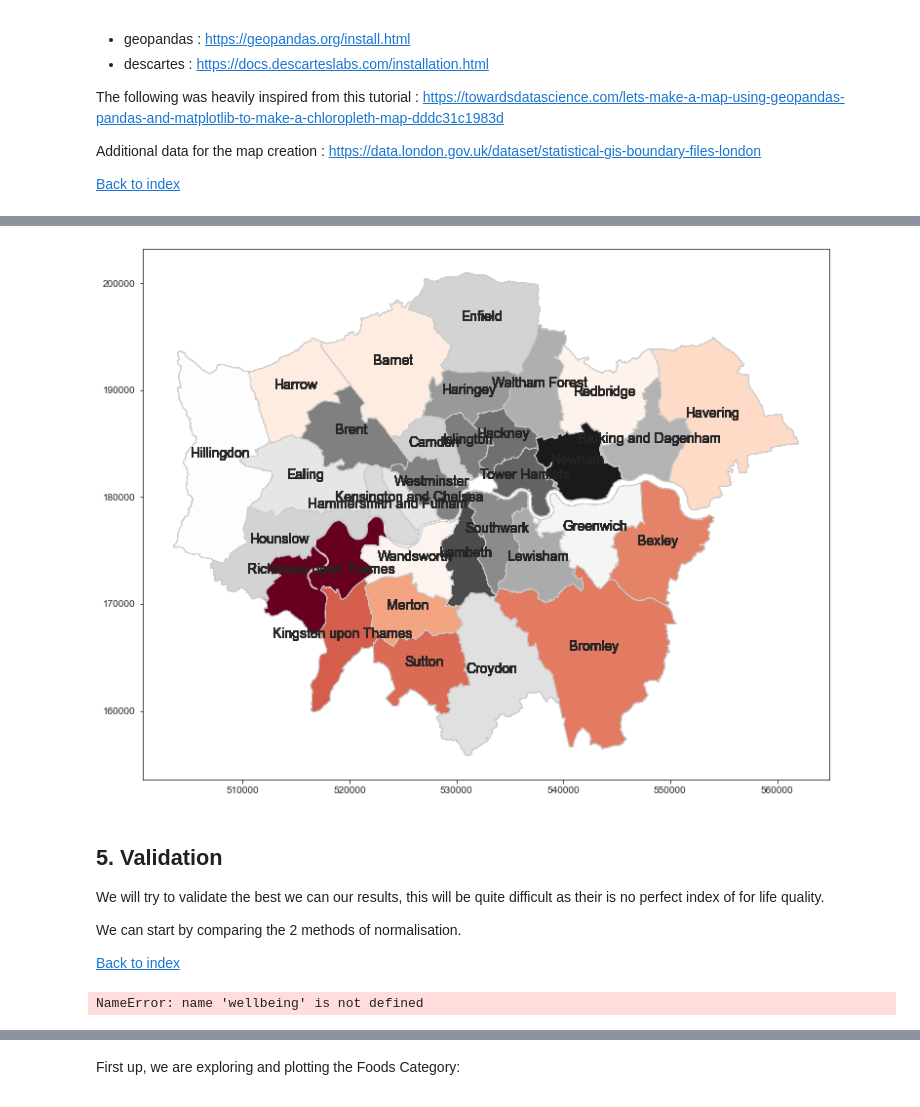
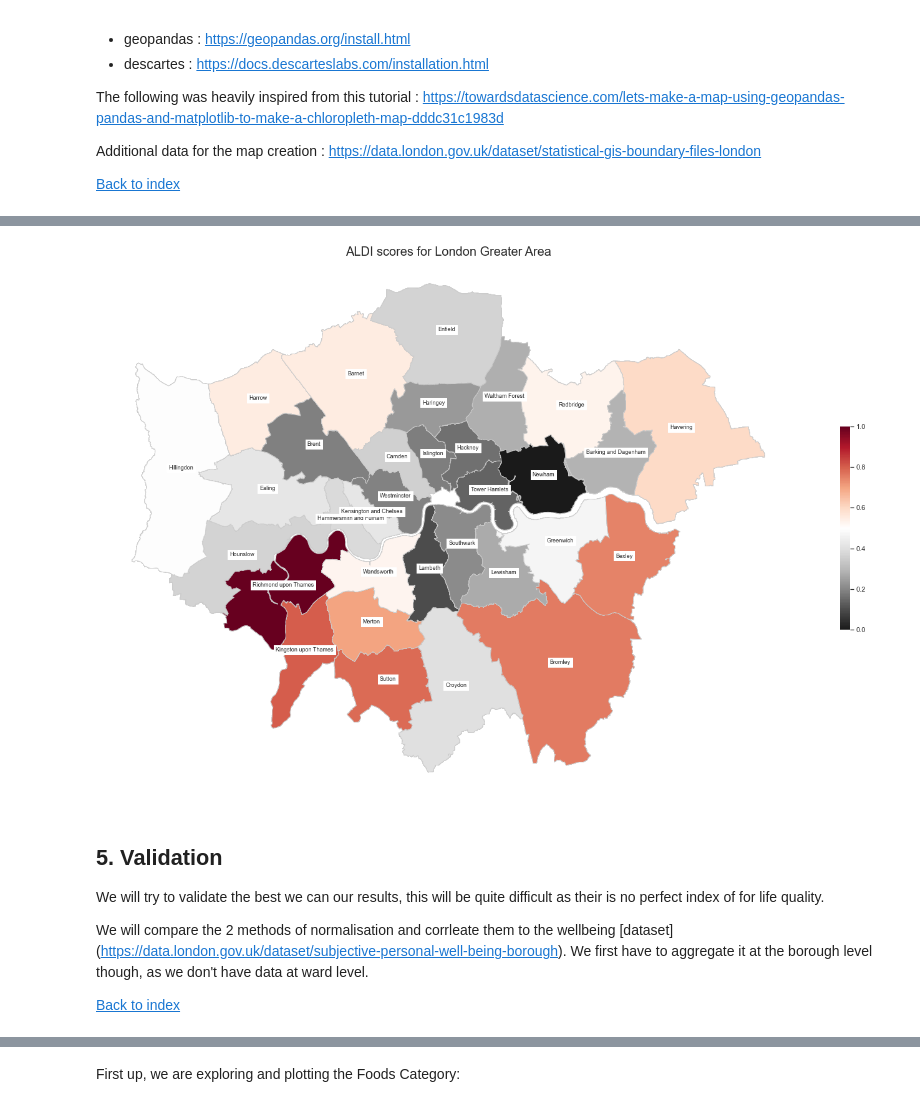
Before and after one commit to epfl-ada/ada-2020-project-milestone-p3-p3_datasurferz, a Jupyter notebook: p4.ipynb, the cells around one changed output, grey strips where cells are left out. Saved outputs shown, nothing was run; the diff lists cells and outputs as text; code cells hidden in the pictures.

```diff
--- a/p4.ipynb
+++ b/p4.ipynb
@@ -1259,31 +1242,47 @@ import geopandas as gpd
 #Need to import some data frames for the map
 map_wards = gpd.read_file("data/London-wards-2018_ESRI")
 geo = pd.read_csv("data/london_pcd2geo_2015.csv")
-map_bouroughs = gpd.read_file('data/statistical-gis-boundaries-london/ESRI')
+map_boroughs = gpd.read_file('data/statistical-gis-boundaries-london/ESRI')
 # %%
-# Preparing some dataframes and functions for convenient plotting
+# Preparing some dataframes and functions for convenient plotting/aggregating
 geo = geo[['oslaua','osward']].drop_duplicates()
-geo_bouroughs = map_bouroughs.merge(geo, right_on = 'oslaua',left_on = 'GSS_CODE')
+geo_boroughs = map_boroughs.merge(geo, right_on = 'oslaua',left_on = 'GSS_CODE')
 
-def aggregate_to_bourrough(df, col, on = 'GSS_CODE'):
+def aggregate_to_borough(df, col, on = 'GSS_CODE'):
     res = df.merge(geo, on = 'osward')
     res.loc[:,col] = res.apply(lambda x : np.sum(res[x.loc[on] == res.loc[:,on]].loc[:,col])
                                                / np.sum([x.loc[on] == res.loc[:,on]]), axis =1)
     return res
 
-def plot_map(df, col, level = 'ward') :
-    fig, ax = plt.subplots(1, figsize=(15, 10))
+def plot_map(df, col, level = 'ward', export_map = False) :
+    fig, ax = plt.subplots(1, figsize=(25, 20))
 
     if level == 'ward' :
         merged_wards = map_wards.set_index('GSS_CODE').join(df.set_index('area_id'))
         # plot the map
         merged_wards.plot(column=col, cmap=colors, linewidth=0.8, ax=ax, edgecolor='0.8')
     elif level == 'borough' :
-        merged_bouroughs = geo_bouroughs.merge(df.loc[:,['area_id', col]],left_on = 'osward', right_on = 'area_id')
-        merged_bouroughs = aggregate_to_bourrough(merged_bouroughs,col)
-        # plot the map and show the bourough names
-        merged_bouroughs.plot(column=col, cmap=colors, linewidth=0.8, ax=ax, edgecolor='0.8')
-        merged_bouroughs.apply(lambda x: ax.text(x.geometry.centroid.coords[0][0], x.geometry.centroid.coords[0][1],s=x.NAME,ha='center', fontsize=14), axis = 1)
+        merged_boroughs = geo_boroughs.merge(df.loc[:,['area_id', col]],left_on = 'osward', right_on = 'area_id')
+        merged_boroughs = aggregate_to_borough(merged_boroughs,col)
+
+        # plot the map and show the borough names
+        merged_boroughs.plot(column=col, cmap=colors, linewidth=0.8, ax=ax, edgecolor='0.8')
+        merged_boroughs.apply(lambda i : ax.annotate(i.NAME, xy=i.geometry.centroid.coords[0],
+                                                     xytext=(3, 3), textcoords="offset points",
+                                                     backgroundcolor = 'white', ha = 'center', fontsize = 9), axis = 1)
+
+    plt.title('ALDI scores for London Greater Area', fontsize = 20)
+
+    vmin, vmax = df.loc[:,col].min(), df.loc[:,col].max()
+    sm = plt.cm.ScalarMappable(cmap=colors, norm=plt.Normalize(vmin=vmin, vmax=vmax))
+    # add the colorbar to the figure
+    cbar = fig.colorbar(sm,shrink =  .3,drawedges = False)
+    cbar.outline.set_visible(False)
+
+    ax.axis('off')
+
+    #python is magic, if a string is passed in export_map, will be used to save the figure
+    if export_map : fig.savefig('output/'+export_map+'.png')
 # %%
 plot_map(ALDI, col = 'final')
 # %% [output]
@@ -1291,13 +1290,13 @@ plot_map(ALDI, col = 'final')
 # %%
-plot_map(ALDI, col = 'final', level = 'borough')
+plot_map(ALDI, col = 'final', level = 'borough', export_map = 'ALDI_borough_map')
 # %% [output]
-[figure, old version]
+[figure, new version]
 # %% [markdown]
 ## 5. Validation <a class="anchor" id="validation"></a>
 
 We will try to validate the best we can our results, this will be quite difficult as their is no perfect index of for life quality.
 
-We can start by comparing the 2 methods of normalisation.
+We will compare the 2 methods of normalisation and corrleate them to the wellbeing [dataset] (https://data.london.gov.uk/dataset/subjective-personal-well-being-borough). We first have to aggregate it at the borough level though, as we don't have data at ward level.
 
 [Back to index](#3-bullet)
 # %%
@@ -1307,10 +1306,9 @@ ALDI_re_scale = pd.read_csv('ALDI_re_scale.csv')
 # %%
 # Aggregate our results to bourough level to correlate with wellbeing dataframe
 
-val_std = aggregate_to_bourrough(ALDI_standardization.merge(geo, left_on = 'area_id', right_on = 'osward'), 'final', on = 'oslaua_x')
-val_std = val_std.loc[:,['oslaua_x','final']].drop_duplicates()
-val_std = val_std.merge(wellbeing, right_on = 'oslaua', left_on = 'oslaua_x')
-val_std = val_std.rename(columns = {'oslaua_x':'area_id'})
-val_std = val_std.drop(columns = 'oslaua')
+val = aggregate_to_borough(ALDI_standardization.loc[:,['area_id', 'final']].merge(geo, left_on = 'area_id', right_on = 'osward'), 'final', on = 'oslaua_x')
+val = aggregate_to_borough(ALDI_re_scale.loc[:,['area_id', 'final']].merge(val, left_on = 'area_id', right_on = 'osward'), 'final_x', on = 'oslaua_x')
+val = val.loc[:,['oslaua_x','final_x', 'final_y']].drop_duplicates()
+val = val.merge(wellbeing, right_on = 'Code', left_on = 'oslaua_x')
+val = val.rename(columns = {'oslaua_x':'area_id', 'final_y' : 'final_std', 'final_x' : 'final_re_scale'})
+val = val.drop(columns = 'Code')
-# %% [output]
-NameError: name 'wellbeing' is not defined
```
Also changed, not shown: parts of 43 cells of this notebook, 46 other files.
